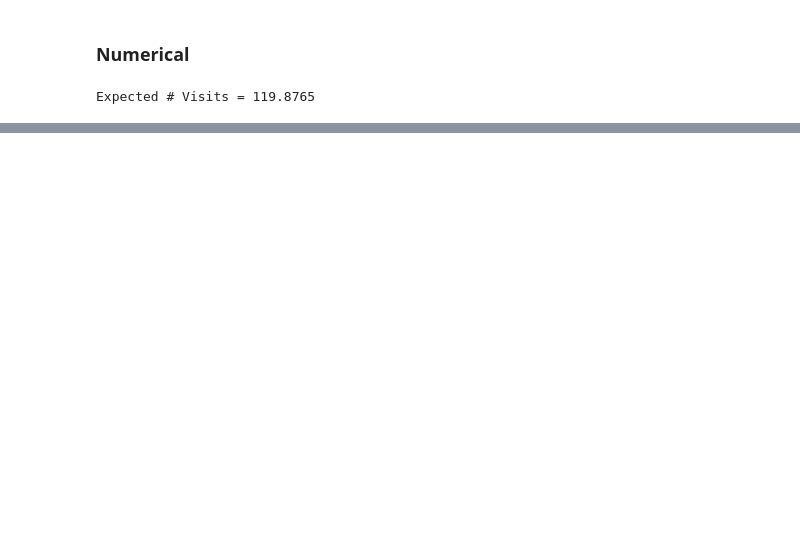
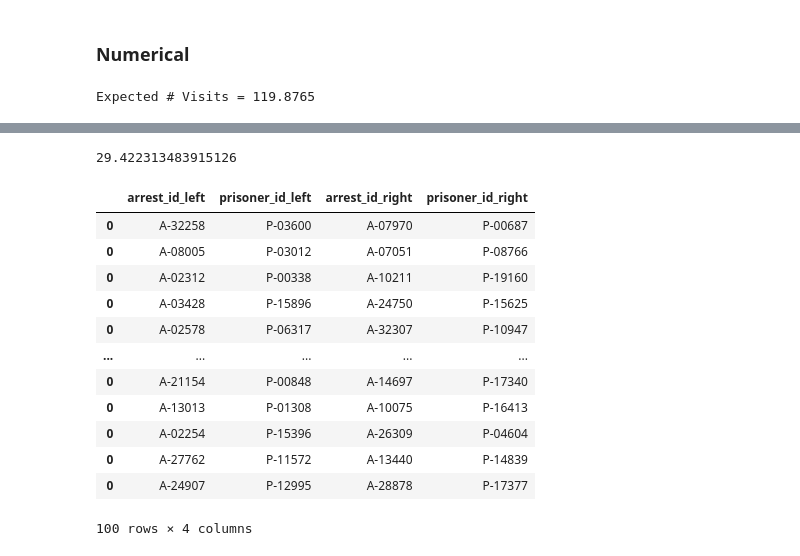
Before and after one commit to m-gaster/UChicago-Problem-Set, a Jupyter notebook: Problem Set 1.ipynb, the cells around one changed output, grey strips where cells are left out. Saved outputs shown, nothing was run; the diff lists cells and outputs as text; code cells hidden in the pictures; blank space fills up the shorter version.

```diff
--- a/Problem Set 1.ipynb
+++ b/Problem Set 1.ipynb
@@ -209,0 +346,55 @@ Limitations to the model:
+# %%
+arrest_merged['age_on_arrest_(days)'].median() / 365.25
+# %% [output]
+29.422313483915126
+# %%
+
+# create basic arrest data
+arrest_data = pd.read_csv("data-part-3/CAAI coding exercise/arrest.csv")
+prisoner_data = pd.read_csv("data-part-3/CAAI coding exercise/prisoner.csv")
+arrest_data = arrest_data.merge(prisoner_data, on="prisoner_id")
+# %%
+# method A: loop over arrests
+arrest_pairs_a = pd.DataFrame()
+while arrest_pairs_a.shape[0] < 100:
+    arrest_left = arrest_data.sample(n=1)
+
+    # get IDs of potential matches
+    row_matches_ids = (
+        (arrest_data["release_flag"] != arrest_left["release_flag"].iloc[0])
+        & (arrest_data["sex"] == arrest_left["sex"].iloc[0])
+        & (arrest_data["race"] == arrest_left["race"].iloc[0])
+    )
+
+    # get potential matches
+    arrest_matches = arrest_data[row_matches_ids]
+
+    # add pair to final dataset
+    if arrest_matches.shape[0] > 0:
+        arrest_match = arrest_matches.sample(n=1)
+        arrest_pair = pd.DataFrame(
+            {
+                "arrest_id_left": arrest_left["arrest_id"].iloc[0],
+                "prisoner_id_left": arrest_left["prisoner_id"].iloc[0],
+                "arrest_id_right": arrest_match["arrest_id"].iloc[0],
+                "prisoner_id_right": arrest_match["prisoner_id"].iloc[0],
+            },
+            index=[0]
+        )
+        arrest_pairs_a = pd.concat([arrest_pairs_a, arrest_pair])
+# %%
+arrest_pairs_a
+# %% [output]
+|  | arrest_id_left | prisoner_id_left | arrest_id_right | prisoner_id_right |
+| 0 | A-32258 | P-03600 | A-07970 | P-00687 |
+| 0 | A-08005 | P-03012 | A-07051 | P-08766 |
+| 0 | A-02312 | P-00338 | A-10211 | P-19160 |
+| 0 | A-03428 | P-15896 | A-24750 | P-15625 |
+| 0 | A-02578 | P-06317 | A-32307 | P-10947 |
+| ... | ... | ... | ... | ... |
+| 0 | A-21154 | P-00848 | A-14697 | P-17340 |
+| 0 | A-13013 | P-01308 | A-10075 | P-16413 |
+| 0 | A-02254 | P-15396 | A-26309 | P-04604 |
+| 0 | A-27762 | P-11572 | A-13440 | P-14839 |
+| 0 | A-24907 | P-12995 | A-28878 | P-17377 |
+100 rows × 4 columns
```
Also changed, not shown: parts of 37 cells of this notebook, 4 other files.
